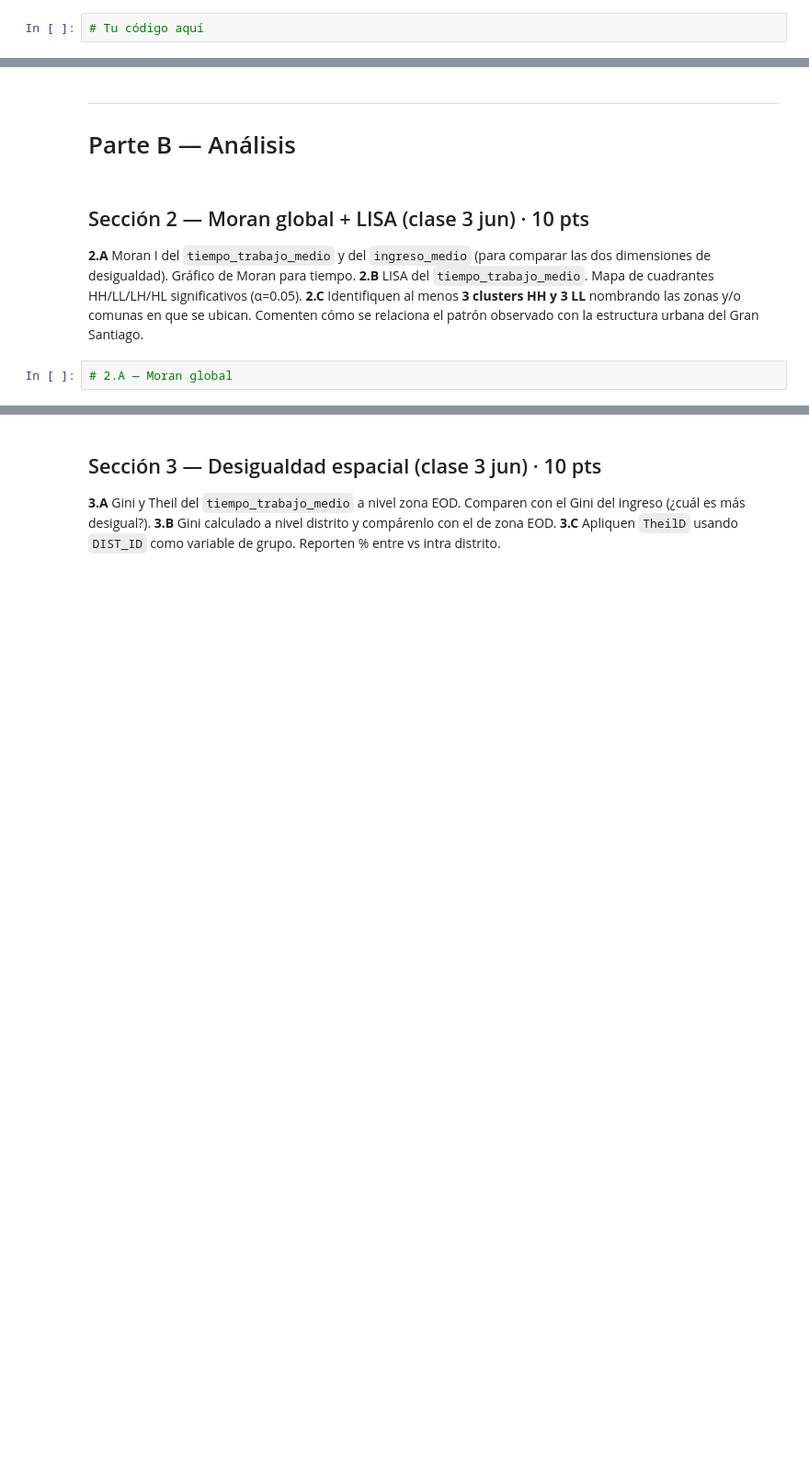
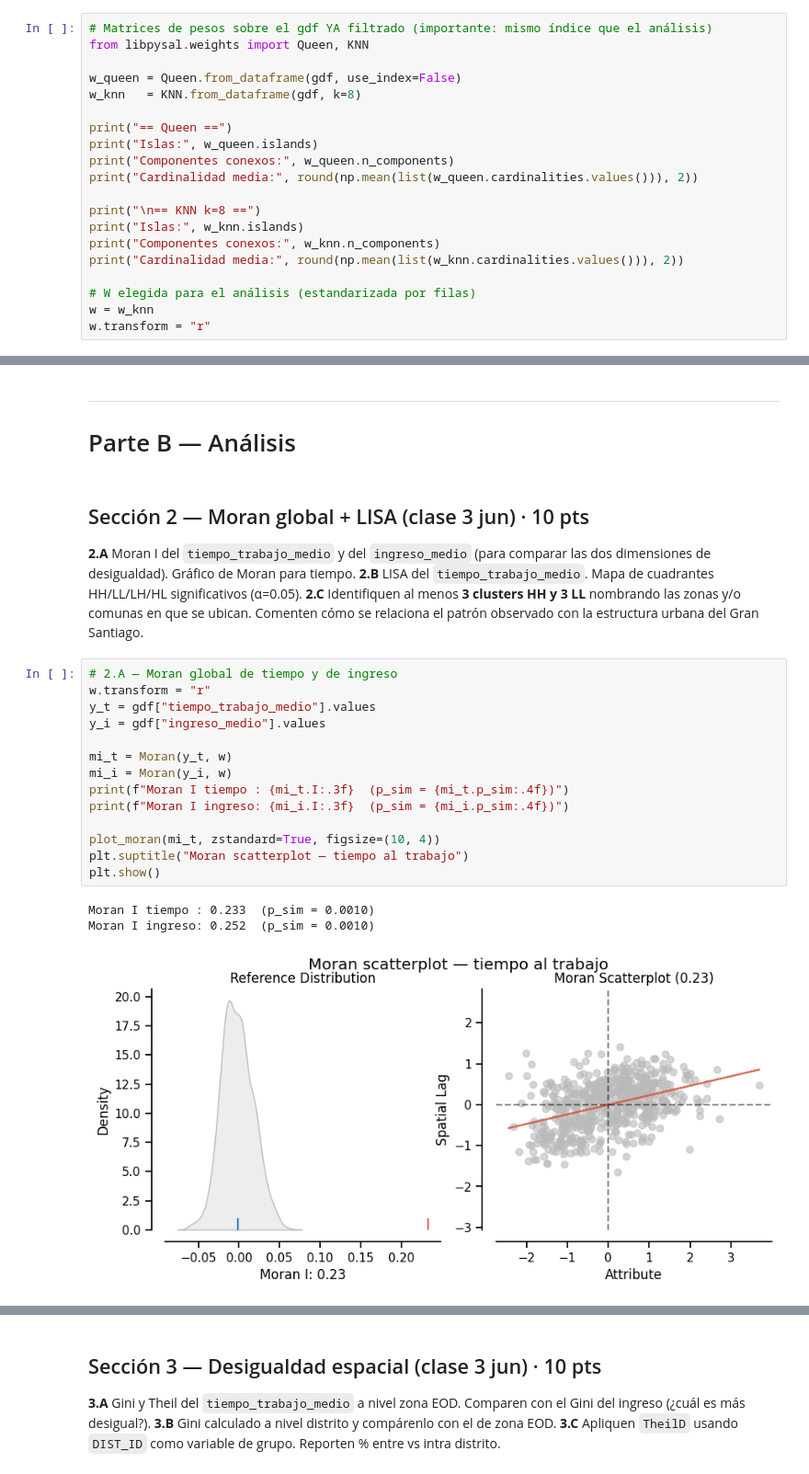
Before and after one commit to DiegoCisternas/Analisis-de-Datos-Espaciales-INF497, a Jupyter notebook: 09_tarea1_enunciado.ipynb, the cells around one changed output, grey strips where cells are left out. Shown at 92% size. Drawn from its saved outputs; the diff is of its cells as text; blank space fills up the shorter version.

```diff
--- a/09_tarea1_enunciado.ipynb
+++ b/09_tarea1_enunciado.ipynb
@@ -215,4 +333,22 @@ display(gdf)
 ### 4. Matrices de pesos espaciales (Actividad 2)
 Construyan `Queen` y `KNN k=8`. Reporten islas, componentes, cardinalidad. Justifiquen cuál usan.
 # %%
-# Tu código aquí
+# Matrices de pesos sobre el gdf YA filtrado (importante: mismo índice que el análisis)
+from libpysal.weights import Queen, KNN
+
+w_queen = Queen.from_dataframe(gdf, use_index=False)
+w_knn   = KNN.from_dataframe(gdf, k=8)
+
+print("== Queen ==")
+print("Islas:", w_queen.islands)
+print("Componentes conexos:", w_queen.n_components)
+print("Cardinalidad media:", round(np.mean(list(w_queen.cardinalities.values())), 2))
+
+print("\n== KNN k=8 ==")
+print("Islas:", w_knn.islands)
+print("Componentes conexos:", w_knn.n_components)
+print("Cardinalidad media:", round(np.mean(list(w_knn.cardinalities.values())), 2))
+
+# W elegida para el análisis (estandarizada por filas)
+w = w_knn
+w.transform = "r"
@@ -227,5 +375,21 @@ Construyan `Queen` y `KNN k=8`. Reporten islas, componentes, cardinalidad. Justi
 **2.B** LISA del `tiempo_trabajo_medio`. Mapa de cuadrantes HH/LL/LH/HL significativos (α=0.05).
 **2.C** Identifiquen al menos **3 clusters HH y 3 LL** nombrando las zonas y/o comunas en que se ubican. Comenten cómo se relaciona el patrón observado con la estructura urbana del Gran Santiago.
 # %%
-# 2.A — Moran global
+# 2.A — Moran global de tiempo y de ingreso
+w.transform = "r"
+y_t = gdf["tiempo_trabajo_medio"].values
+y_i = gdf["ingreso_medio"].values
+
+mi_t = Moran(y_t, w)
+mi_i = Moran(y_i, w)
+print(f"Moran I tiempo : {mi_t.I:.3f}  (p_sim = {mi_t.p_sim:.4f})")
+print(f"Moran I ingreso: {mi_i.I:.3f}  (p_sim = {mi_i.p_sim:.4f})")
+
+plot_moran(mi_t, zstandard=True, figsize=(10, 4))
+plt.suptitle("Moran scatterplot — tiempo al trabajo")
+plt.show()
+# %% [output]
+Moran I tiempo : 0.233  (p_sim = 0.0010)
+Moran I ingreso: 0.252  (p_sim = 0.0010)
+[figure, added]
 # %%
```
Also changed, not shown: parts of 39 cells of this notebook.
